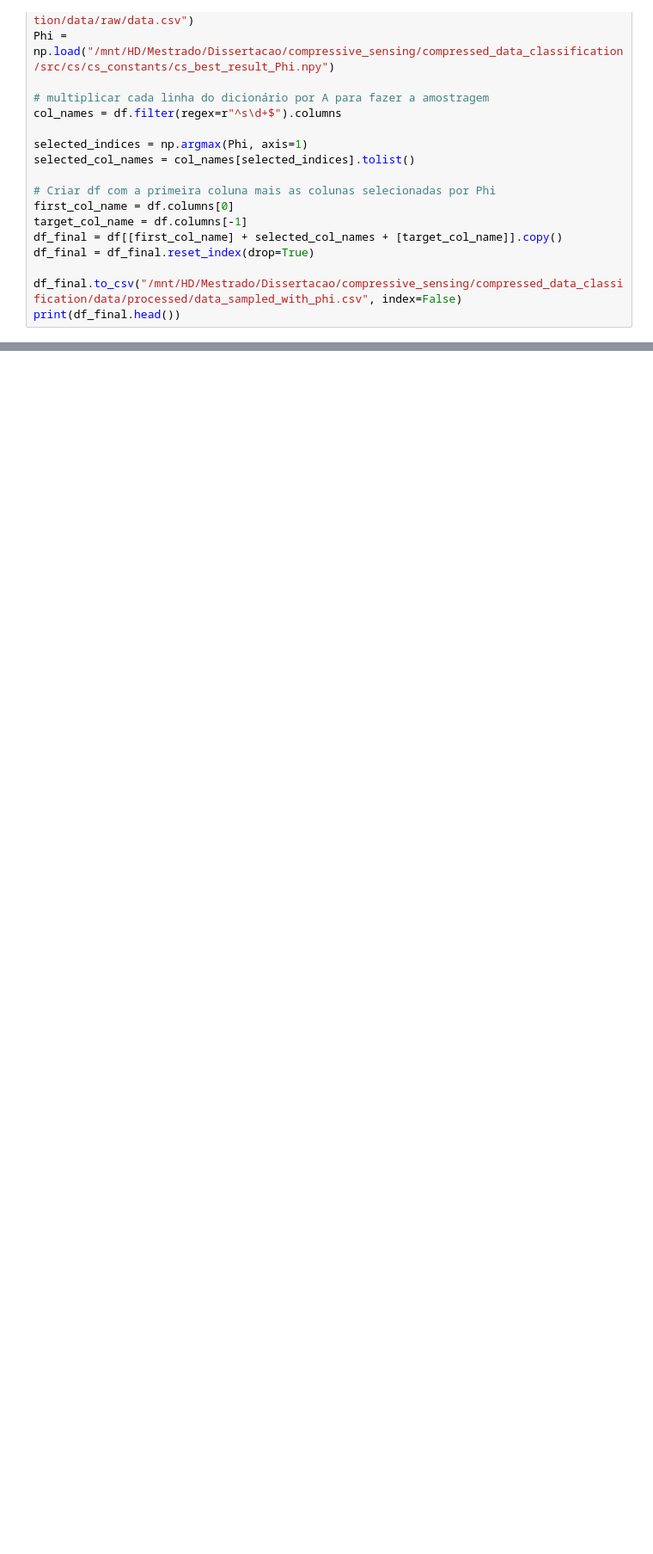
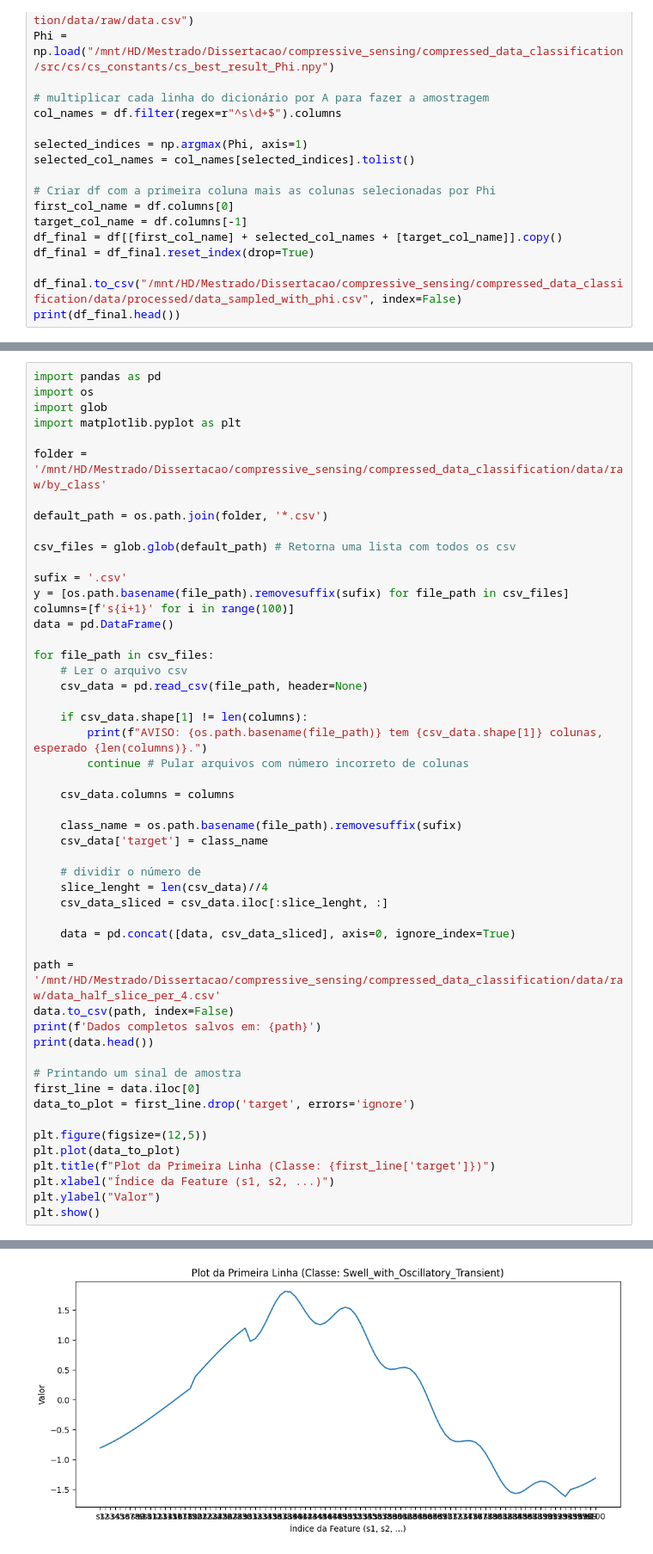
Before and after one commit to Maxnasc/compressive_sensing, a Jupyter notebook: compressed_data_classification/data/notebooks/preprocess.ipynb, the cells around one changed output, grey strips where cells are left out. Shown at 86% size. Drawn from its saved outputs; the diff is of its cells as text; blank space fills up the shorter version.

```diff
--- a/compressed_data_classification/data/notebooks/preprocess.ipynb
+++ b/compressed_data_classification/data/notebooks/preprocess.ipynb
@@ -40,0 +109,52 @@ print(df_final.head())
+# %%
+import pandas as pd
+import os
+import glob
+import matplotlib.pyplot as plt
+
+folder = '/mnt/HD/Mestrado/Dissertacao/compressive_sensing/compressed_data_classification/data/raw/by_class'
+
+default_path = os.path.join(folder, '*.csv')
+
+csv_files = glob.glob(default_path) # Retorna uma lista com todos os csv
+
+sufix = '.csv'
+y = [os.path.basename(file_path).removesuffix(sufix) for file_path in csv_files]
+columns=[f's{i+1}' for i in range(100)]
+data = pd.DataFrame()
+
+for file_path in csv_files:
+    # Ler o arquivo csv
+    csv_data = pd.read_csv(file_path, header=None)
+
+    if csv_data.shape[1] != len(columns):
+        print(f"AVISO: {os.path.basename(file_path)} tem {csv_data.shape[1]} colunas, esperado {len(columns)}.")
+        continue # Pular arquivos com número incorreto de colunas
+
+    csv_data.columns = columns
+
+    class_name = os.path.basename(file_path).removesuffix(sufix)
+    csv_data['target'] = class_name
+
+    # dividir o número de
+    slice_lenght = len(csv_data)//4
+    csv_data_sliced = csv_data.iloc[:slice_lenght, :]
+
+    data = pd.concat([data, csv_data_sliced], axis=0, ignore_index=True)
+
+path = '/mnt/HD/Mestrado/Dissertacao/compressive_sensing/compressed_data_classification/data/raw/data_half_slice_per_4.csv'
+data.to_csv(path, index=False)
+print(f'Dados completos salvos em: {path}')
+print(data.head())
+
+# Printando um sinal de amostra
+first_line = data.iloc[0]
+data_to_plot = first_line.drop('target', errors='ignore')
+
+plt.figure(figsize=(12,5))
+plt.plot(data_to_plot)
+plt.title(f"Plot da Primeira Linha (Classe: {first_line['target']})")
+plt.xlabel("Índice da Feature (s1, s2, ...)")
+plt.ylabel("Valor")
+plt.show()
+# %% [output]
@@ -40,0 +178 @@ print(df_final.head())
+[figure, added]
```
Also changed, not shown: parts of 5 cells of this notebook, 6 other files.
